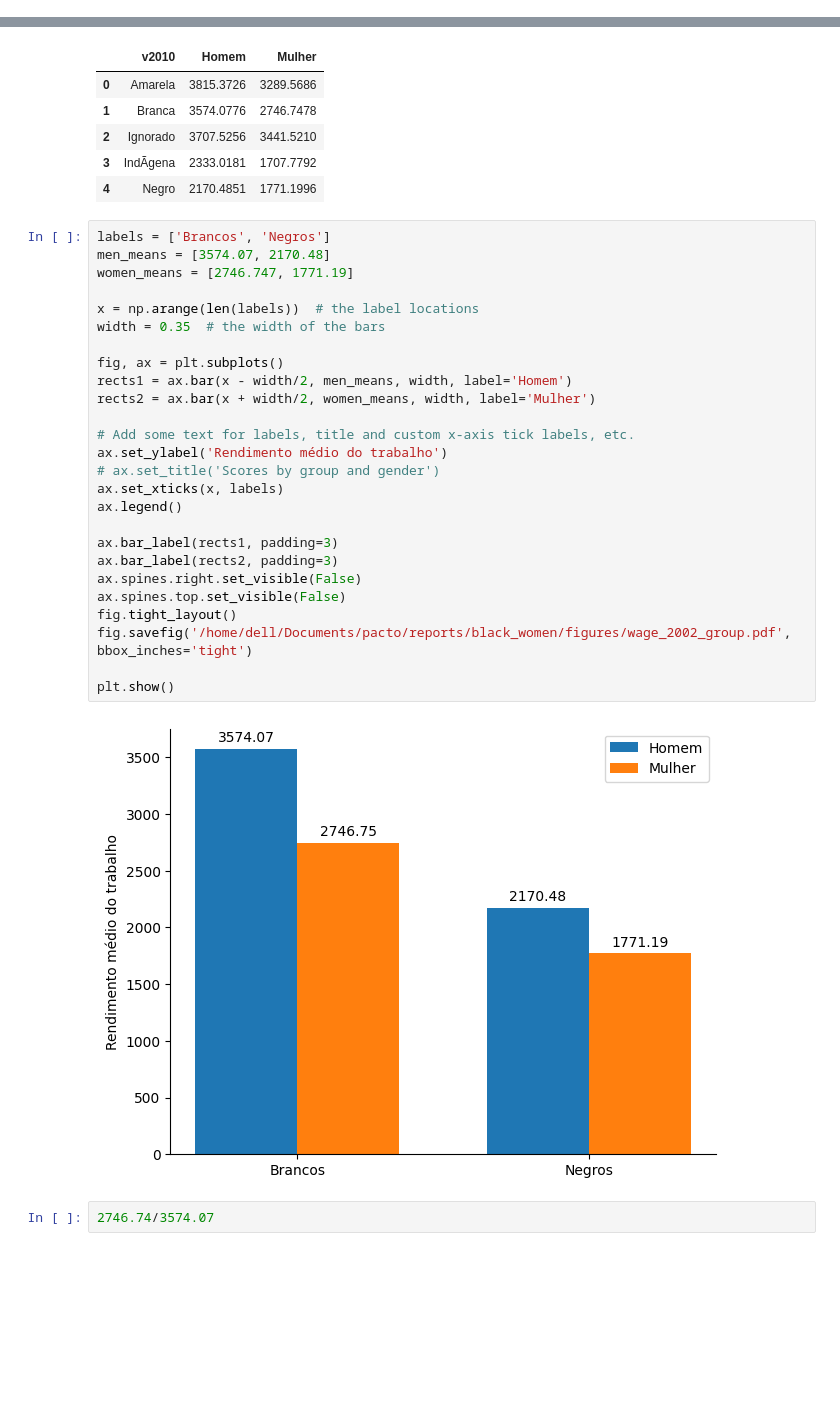
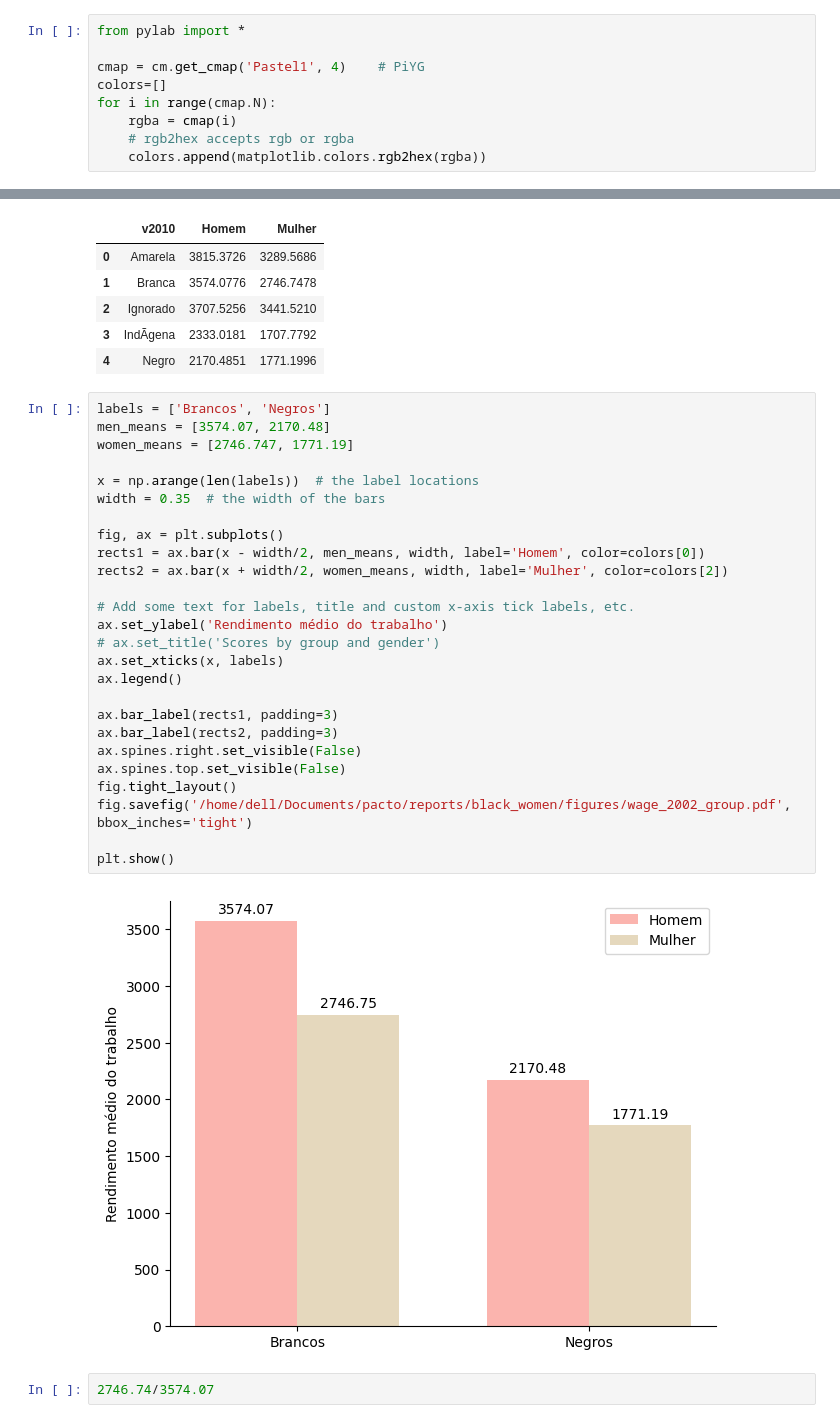
Before and after one commit to pactoPelaEquidade/reports, a Jupyter notebook: black_women/notebooks/2_plots_pnadc.ipynb, the cells around one changed output, grey strips where cells are left out. Drawn from its saved outputs; the diff is of its cells as text; blank space fills up the shorter version.

```diff
--- a/black_women/notebooks/2_plots_pnadc.ipynb
+++ b/black_women/notebooks/2_plots_pnadc.ipynb
@@ -4,6 +4,15 @@ import numpy as np
 import matplotlib.pyplot as plt
 import seaborn as sns
 pd.set_option('max.rows', 500)
+# %%
+from pylab import *
+
+cmap = cm.get_cmap('Pastel1', 4)    # PiYG
+colors=[]
+for i in range(cmap.N):
+    rgba = cmap(i)
+    # rgb2hex accepts rgb or rgba
+    colors.append(matplotlib.colors.rgb2hex(rgba))
 # %%
 def same_as_upper(col:pd.Series)-> pd.Series:
     '''
@@ -32,31 +41,31 @@ df.reset_index()
 # %%
 labels = ['Brancos', 'Negros']
 men_means = [3574.07, 2170.48]
 women_means = [2746.747, 1771.19]
 
 x = np.arange(len(labels))  # the label locations
 width = 0.35  # the width of the bars
 
 fig, ax = plt.subplots()
-rects1 = ax.bar(x - width/2, men_means, width, label='Homem')
-rects2 = ax.bar(x + width/2, women_means, width, label='Mulher')
+rects1 = ax.bar(x - width/2, men_means, width, label='Homem', color=colors[0])
+rects2 = ax.bar(x + width/2, women_means, width, label='Mulher', color=colors[2])
 
 # Add some text for labels, title and custom x-axis tick labels, etc.
 ax.set_ylabel('Rendimento médio do trabalho')
 # ax.set_title('Scores by group and gender')
 ax.set_xticks(x, labels)
 ax.legend()
 
 ax.bar_label(rects1, padding=3)
 ax.bar_label(rects2, padding=3)
 ax.spines.right.set_visible(False)
 ax.spines.top.set_visible(False)
 fig.tight_layout()
 fig.savefig('/home/dell/Documents/pacto/reports/black_women/figures/wage_2002_group.pdf', bbox_inches='tight')
 
 plt.show()
 # %% [output]
-[figure, old version]
+[figure, new version]
 # %%
 2746.74/3574.07
 # %% [output]
```
Also changed, not shown: parts of 22 cells of this notebook, 17 other files.
